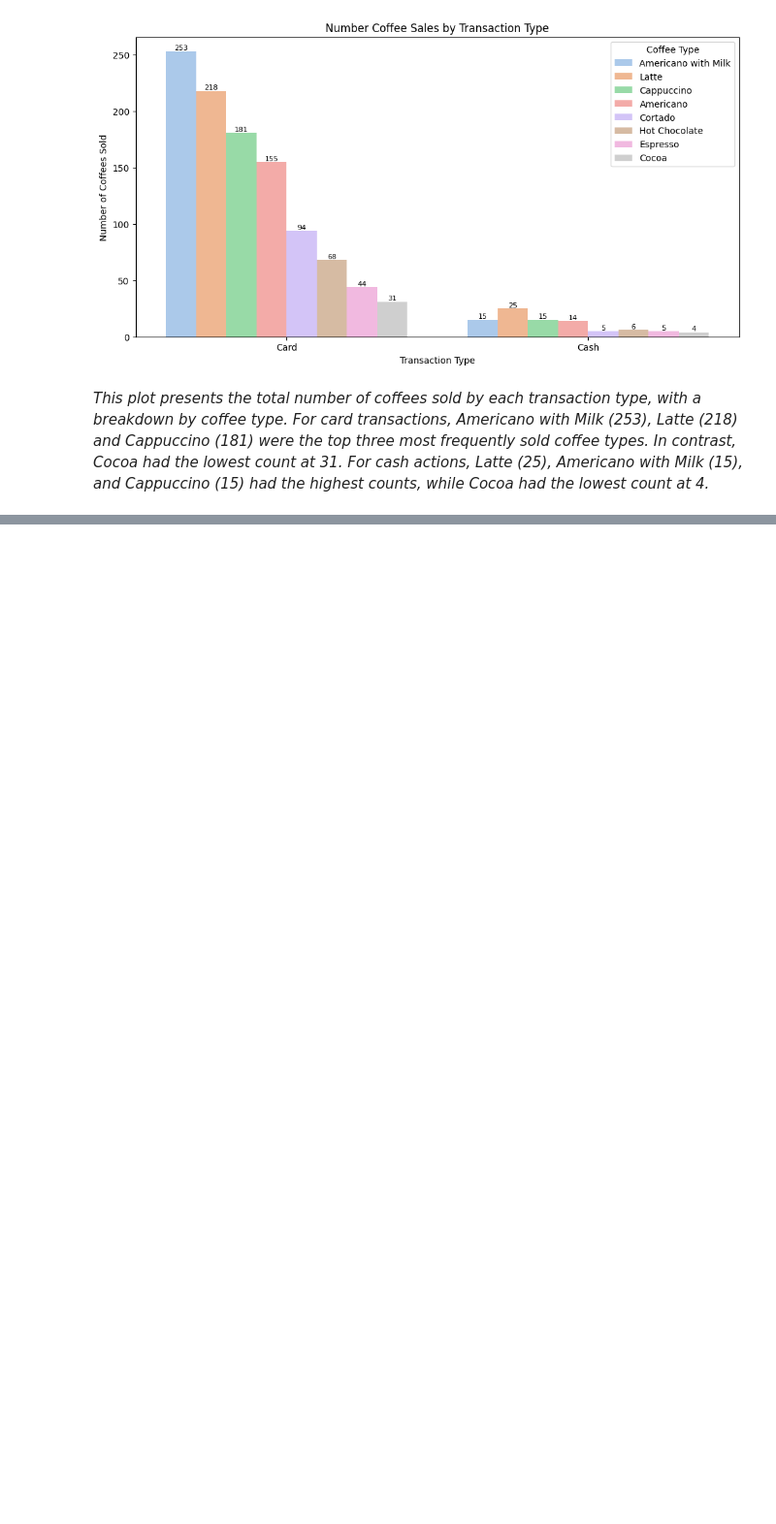
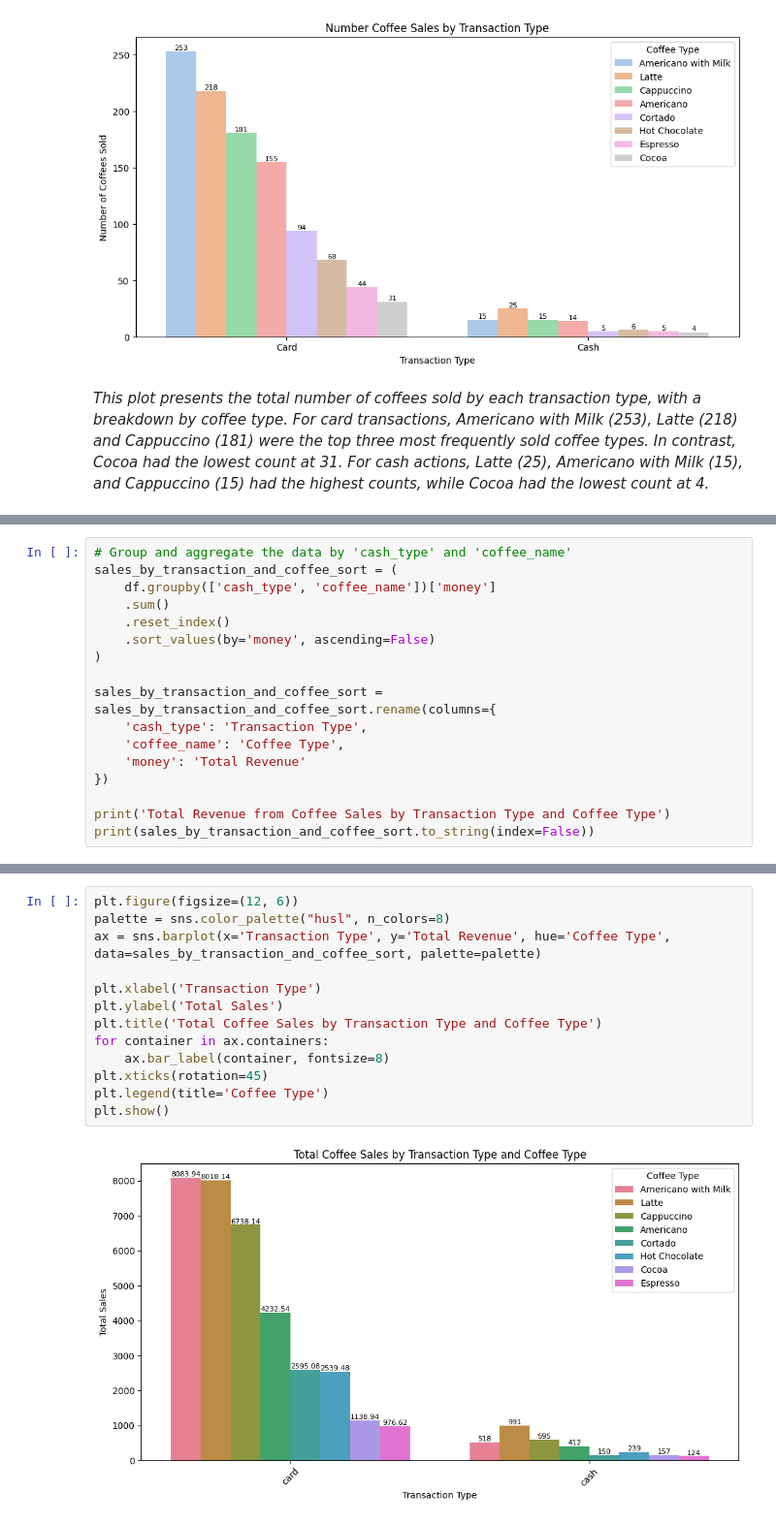
Before and after one commit to Viktoriia-Shalaieva/Coffee_Sales_Data_Analysis, a Jupyter notebook: Python/coffee_sales.ipynb, the cells around one changed output, grey strips where cells are left out. Shown at 97% size. Cells and saved outputs as stored; diff of their text form; blank space fills up the shorter version.

Commit message:
Total Revenue from Coffee Sales by Transaction Type and Coffee Type

```diff
--- a/Python/coffee_sales.ipynb
+++ b/Python/coffee_sales.ipynb
@@ -229,0 +232,17 @@ plt.show()
+# %%
+# Group and aggregate the data by 'cash_type' and 'coffee_name'
+sales_by_transaction_and_coffee_sort = (
+    df.groupby(['cash_type', 'coffee_name'])['money']
+    .sum()
+    .reset_index()
+    .sort_values(by='money', ascending=False)
+)
+
+sales_by_transaction_and_coffee_sort = sales_by_transaction_and_coffee_sort.rename(columns={
+    'cash_type': 'Transaction Type',
+    'coffee_name': 'Coffee Type',
+    'money': 'Total Revenue'
+})
+
+print('Total Revenue from Coffee Sales by Transaction Type and Coffee Type')
+print(sales_by_transaction_and_coffee_sort.to_string(index=False))
@@ -229,0 +268,15 @@ plt.show()
+# %%
+plt.figure(figsize=(12, 6))
+palette = sns.color_palette("husl", n_colors=8)
+ax = sns.barplot(x='Transaction Type', y='Total Revenue', hue='Coffee Type', data=sales_by_transaction_and_coffee_sort, palette=palette)
+
+plt.xlabel('Transaction Type')
+plt.ylabel('Total Sales')
+plt.title('Total Coffee Sales by Transaction Type and Coffee Type')
+for container in ax.containers:
+    ax.bar_label(container, fontsize=8)
+plt.xticks(rotation=45)
+plt.legend(title='Coffee Type')
+plt.show()
+# %% [output]
+[figure, added]
```
Also changed, not shown: parts of 2 cells of this notebook.
